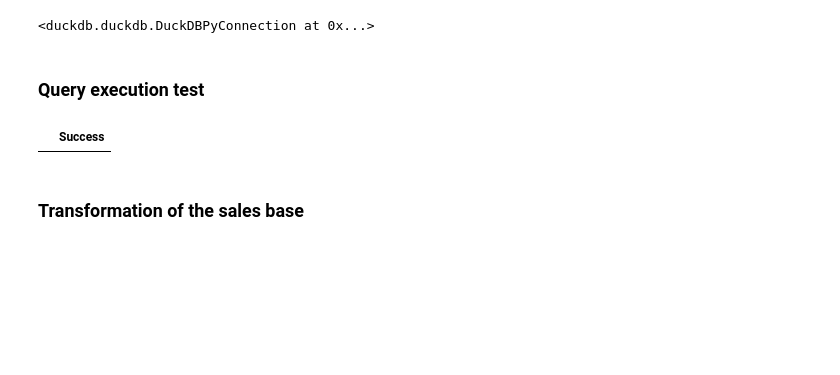
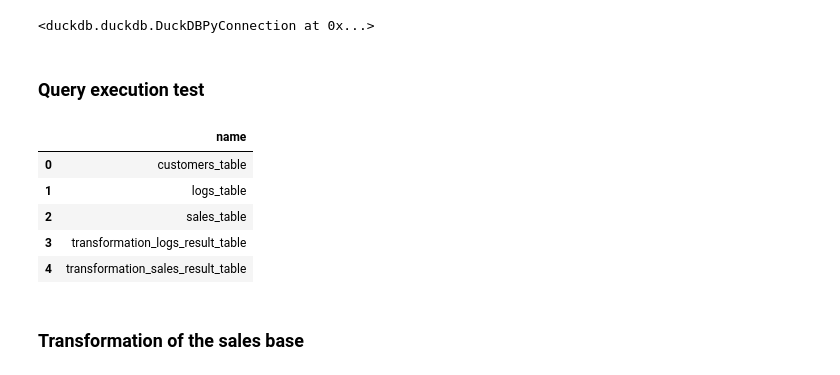
Before and after one commit to Renatoelho/data-lake, a Jupyter notebook: app/notebooks/Transforming-data-between-bronze-and-silver-layers.ipynb, the cells around one changed output. Drawn from its saved outputs; the diff is of its cells as text; code cells hidden in the pictures; blank space fills up the shorter version.

```diff
--- a/app/notebooks/Transforming-data-between-bronze-and-silver-layers.ipynb
+++ b/app/notebooks/Transforming-data-between-bronze-and-silver-layers.ipynb
@@ -110,14 +134,14 @@ logs_dataframe
 # %%
 import duckdb
 
-#connection = duckdb.connect(database=":memory:", read_only=False)
-connection = duckdb.connect(database="data-lake.db", read_only=False)
+connection = duckdb.connect(database=":memory:", read_only=False)
+#connection = duckdb.connect(database="data-lake.db", read_only=False)
 
 # Registering dataframes as tables in DuckDB
 
-connection.register("tb_customers", customers_dataframe)
-connection.register("tb_sales", sales_dataframe)
-connection.register("tb_logs", logs_dataframe)
+connection.register("customers_table", customers_dataframe)
+connection.register("sales_table", sales_dataframe)
+connection.register("logs_table", logs_dataframe)
 # %% [output]
 <duckdb.duckdb.DuckDBPyConnection at 0x...>
 # %% [markdown]
@@ -125,14 +149,19 @@ connection.register("tb_logs", logs_dataframe)
 # %%
 query = """
 SET memory_limit='10GB';
--- SELECT * FROM tb_customers;
--- USE memory;
---  SHOW TABLES;
+-- SELECT * FROM customers_table;
+USE memory;
+SHOW TABLES;
 """
 result_query = connection.execute(query).df()
 result_query
 # %% [output]
-|  | Success |
+|  | name |
+| 0 | customers_table |
+| 1 | logs_table |
+| 2 | sales_table |
+| 3 | transformation_logs_result_table |
+| 4 | transformation_sales_result_table |
 # %% [markdown]
 ### Transformation of the sales base
 # %%
```
Also changed, not shown: parts of 8 cells of this notebook, 1 other file.
